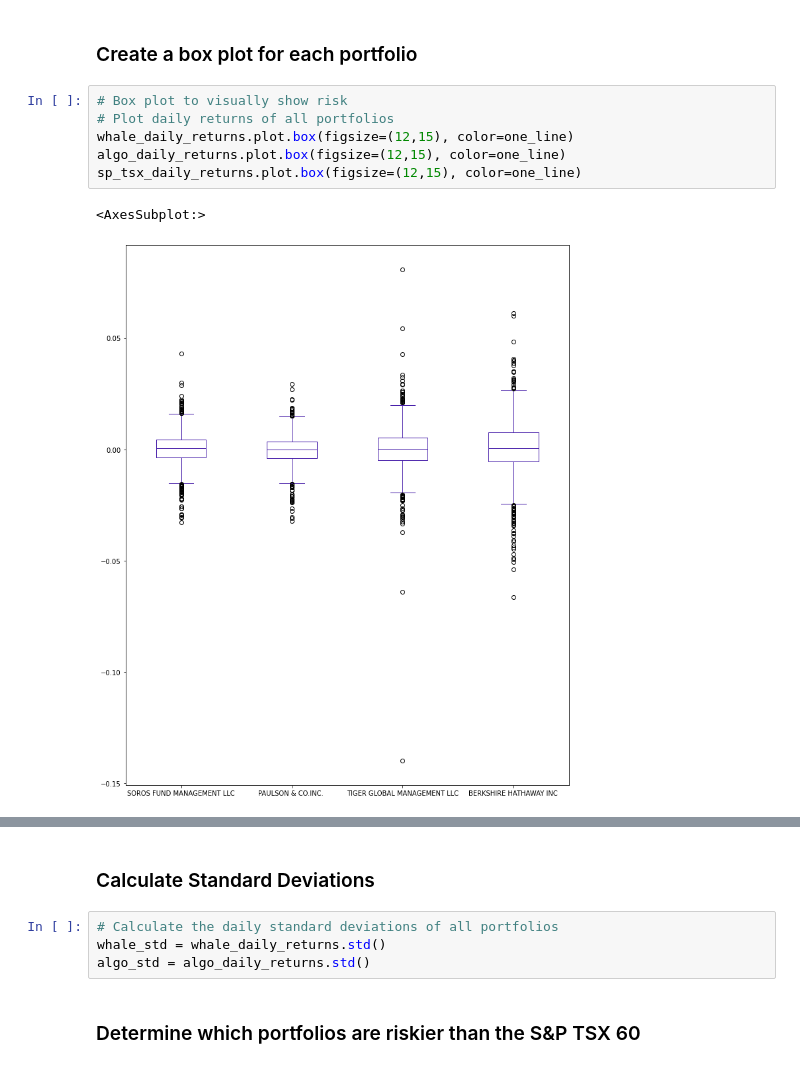
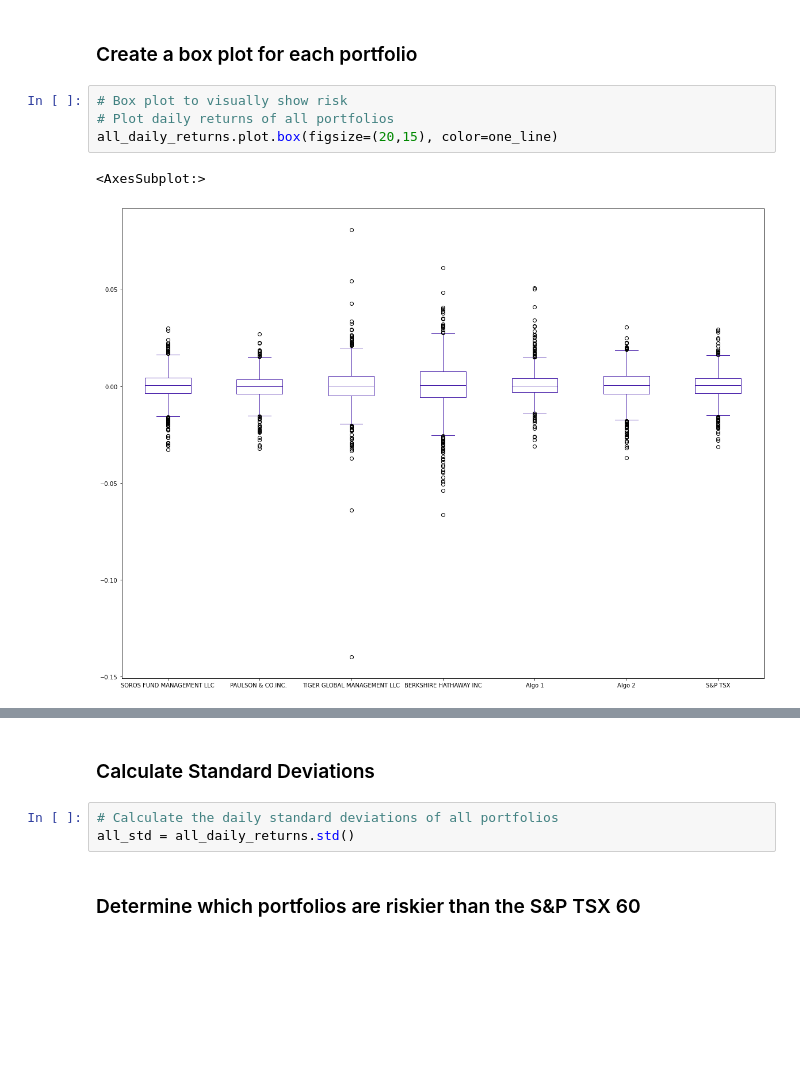
Before and after one commit to adamgulyas/pandas-homework, a Jupyter notebook: whale_analysis.ipynb, the cells around one changed output, grey strips where cells are left out. Cells and saved outputs as stored; diff of their text form; blank space fills up the shorter version.

```diff
--- a/whale_analysis.ipynb
+++ b/whale_analysis.ipynb
@@ -205,9 +195,7 @@ Determine the _risk_ of each portfolio:
 # %%
 # Box plot to visually show risk
 # Plot daily returns of all portfolios
-whale_daily_returns.plot.box(figsize=(12,15), color=one_line)
-algo_daily_returns.plot.box(figsize=(12,15), color=one_line)
-sp_tsx_daily_returns.plot.box(figsize=(12,15), color=one_line)
+all_daily_returns.plot.box(figsize=(20,15), color=one_line)
 # %% [output]
 <AxesSubplot:>
-[figure, old version]
+[figure, new version]
@@ -217,8 +203,7 @@ sp_tsx_daily_returns.plot.box(figsize=(12,15), color=one_line)
 ### Calculate Standard Deviations
 # %%
 # Calculate the daily standard deviations of all portfolios
-whale_std = whale_daily_returns.std()
-algo_std = algo_daily_returns.std()
+all_std = all_daily_returns.std()
 # %% [markdown]
 ### Determine which portfolios are riskier than the S&P TSX 60
 # %% [markdown]
```
Also changed, not shown: parts of 19 cells of this notebook.
